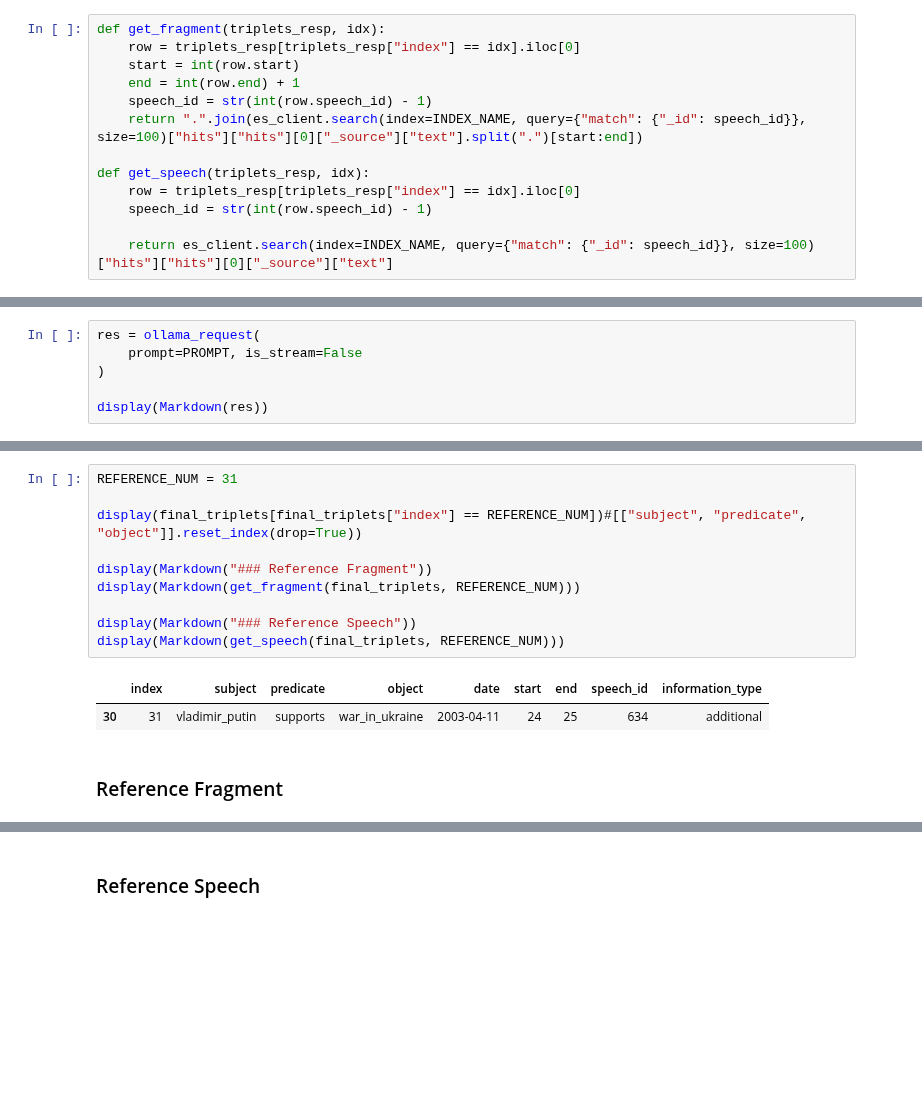
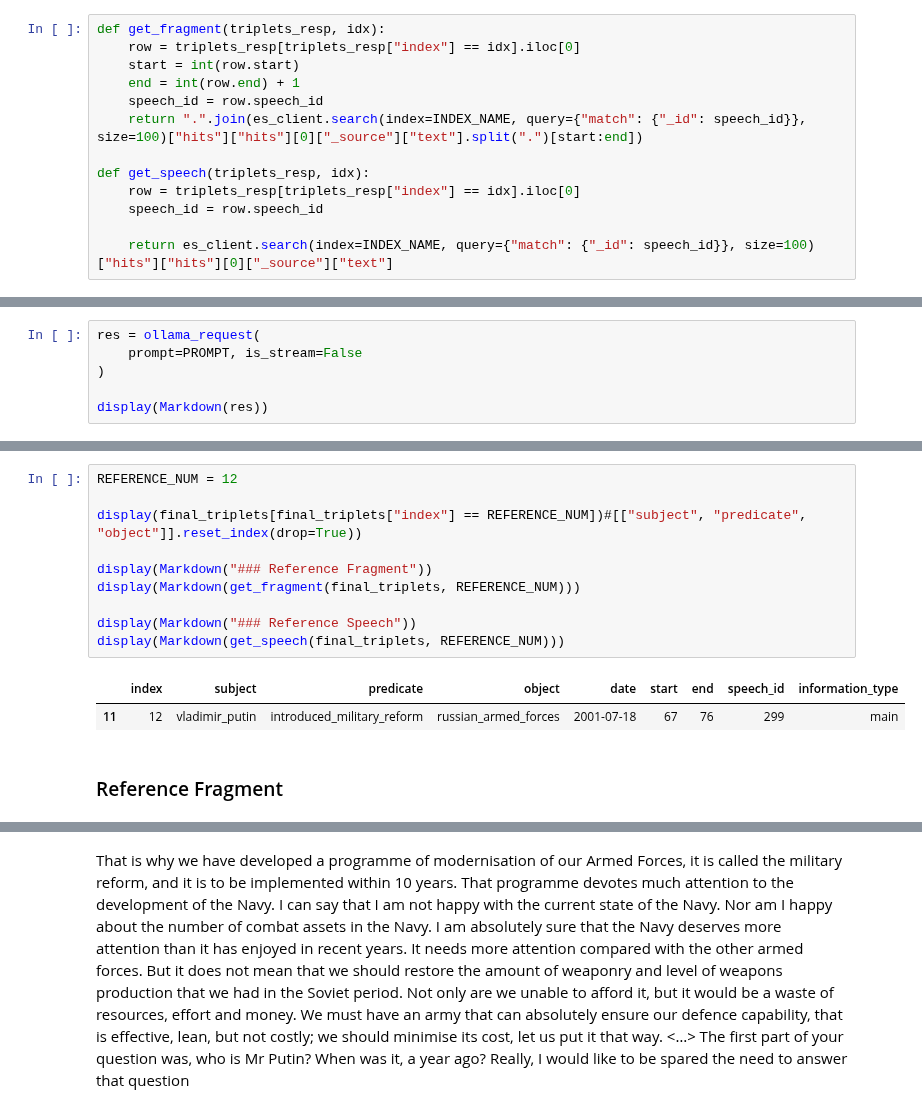
Before and after one commit to grzegorzZ1/masters_2025_nlp, a Jupyter notebook: app/database_utils/kg/4_kg_analysis.ipynb, the cells around one changed output, grey strips where cells are left out. Drawn from its saved outputs; the diff is of its cells as text; blank space fills up the shorter version.

```diff
--- a/app/database_utils/kg/4_kg_analysis.ipynb
+++ b/app/database_utils/kg/4_kg_analysis.ipynb
@@ -373,12 +373,12 @@ def get_fragment(triplets_resp, idx):
     row = triplets_resp[triplets_resp["index"] == idx].iloc[0]
     start = int(row.start)
     end = int(row.end) + 1
-    speech_id = str(int(row.speech_id) - 1)
+    speech_id = row.speech_id
     return ".".join(es_client.search(index=INDEX_NAME, query={"match": {"_id": speech_id}}, size=100)["hits"]["hits"][0]["_source"]["text"].split(".")[start:end])
 
 def get_speech(triplets_resp, idx):
     row = triplets_resp[triplets_resp["index"] == idx].iloc[0]
-    speech_id = str(int(row.speech_id) - 1)
+    speech_id = row.speech_id
 
     return es_client.search(index=INDEX_NAME, query={"match": {"_id": speech_id}}, size=100)["hits"]["hits"][0]["_source"]["text"]
 # %%
@@ -440,14 +436,14 @@ Mister Federal Chancellor, Ladies and Gentlemen,  I cordially welcome the partic
 # %%
-REFERENCE_NUM = 31
+REFERENCE_NUM = 12
 
 display(final_triplets[final_triplets["index"] == REFERENCE_NUM])#[["subject", "predicate", "object"]].reset_index(drop=True))
 
 display(Markdown("### Reference Fragment"))
 display(Markdown(get_fragment(final_triplets, REFERENCE_NUM)))
 
 display(Markdown("### Reference Speech"))
 display(Markdown(get_speech(final_triplets, REFERENCE_NUM)))
 # %% [output]
 |  | index | subject | predicate | object | date | start | end | speech_id | information_type |
-| 30 | 31 | vladimir_putin | supports | war_in_ukraine | 2003-04-11 | 24 | 25 | 634 | additional |
+| 11 | 12 | vladimir_putin | introduced_military_reform | russian_armed_forces | 2001-07-18 | 67 | 76 | 299 | main |
 ### Reference Fragment
@@ -455 +450 @@ display(Markdown(get_speech(final_triplets, REFERENCE_NUM)))
-### Reference Speech
+ That is why we have developed a programme of modernisation of our Armed Forces, it is called the military reform, and it is to be implemented within 10 years. That programme devotes much attention to the development of the Navy.  I can say that I am not happy with the current state of the Navy. Nor am I happy about the number of combat assets in the Navy. I am absolutely sure that the Navy deserves more attention than it has enjoyed in recent years. It needs more attention compared with the other armed forces. But it does not mean that we should restore the amount of weaponry and level of weapons production that we had in the Soviet period. Not only are we unable to afford it, but it would be a waste of resources, effort and money. We must have an army that can absolutely ensure our defence capability, that is effective, lean, but not costly; we should minimise its cost, let us put it that way.  <…> The first part of your question was, who is Mr Putin? When was it, a year ago? Really, I would like to be spared the need to answer that question
```
Also changed, not shown: parts of 3 cells of this notebook, 2 other files.
